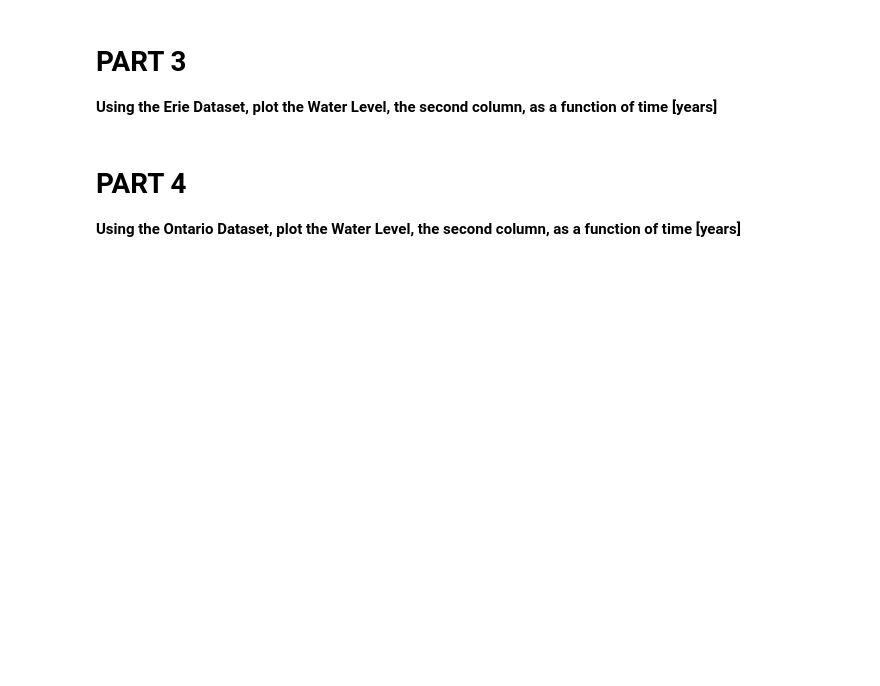
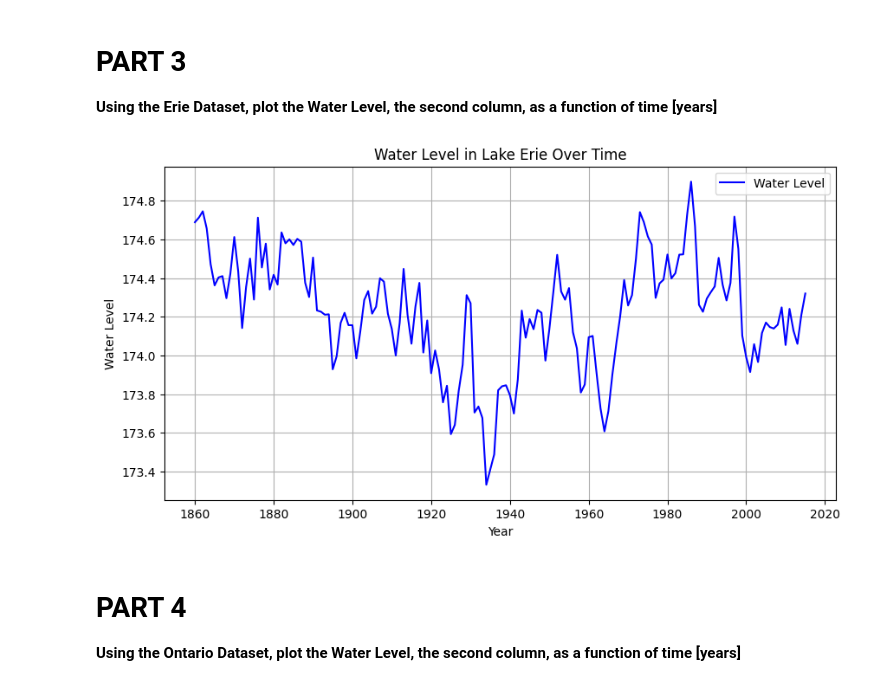
Before and after one commit to Andrew00-jpg/CMSE202_Git_Started, a Jupyter notebook: Great_Lakes_and_Grand_River.ipynb, the cells around one changed output. Drawn from its saved outputs; the diff is of its cells as text; code cells hidden in the pictures; blank space fills up the shorter version.

```diff
--- a/Great_Lakes_and_Grand_River.ipynb
+++ b/Great_Lakes_and_Grand_River.ipynb
@@ -66,3 +64,25 @@ plt.show()
+# %%
+# Insert Code Here
+import pandas as pd
+import matplotlib.pyplot as plt
+
+data = pd.read_csv('eri.csv')
+
+# Extract the columns
+years = data.iloc[:, 0]  # First column
+water_levels = data.iloc[:, 1]  # Second column
+
+# Create the plot
+plt.figure(figsize=(10, 5))
+plt.plot(years, water_levels, label='Water Level', color='blue')
+plt.xlabel('Year')
+plt.ylabel('Water Level')
+plt.title('Water Level in Lake Erie Over Time')
+plt.grid(True)
+plt.legend()
+plt.show()
+# %% [output]
+[figure, added]
 # %% [markdown]
 # PART 4
 
```
Also changed, not shown: parts of 1 cell of this notebook.
